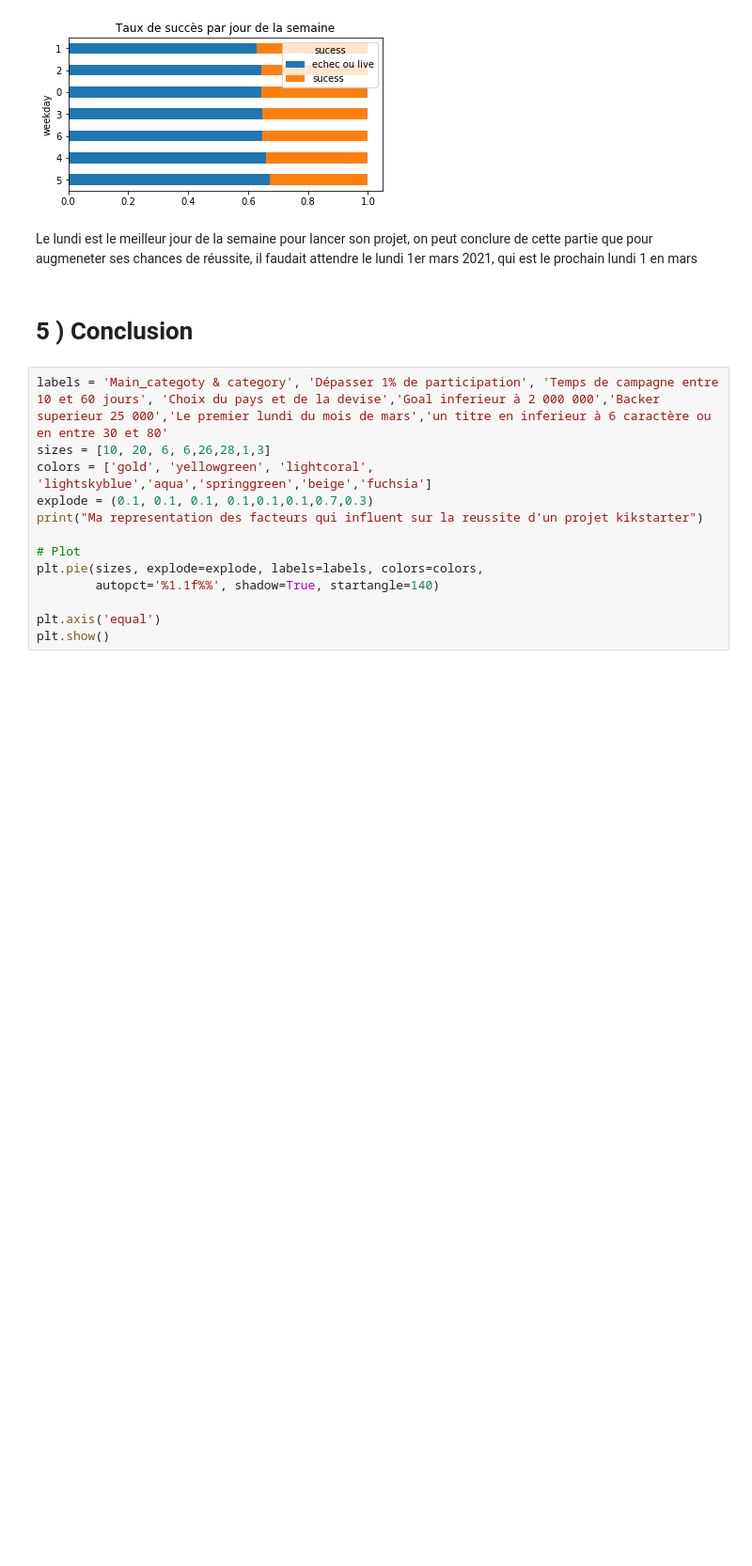
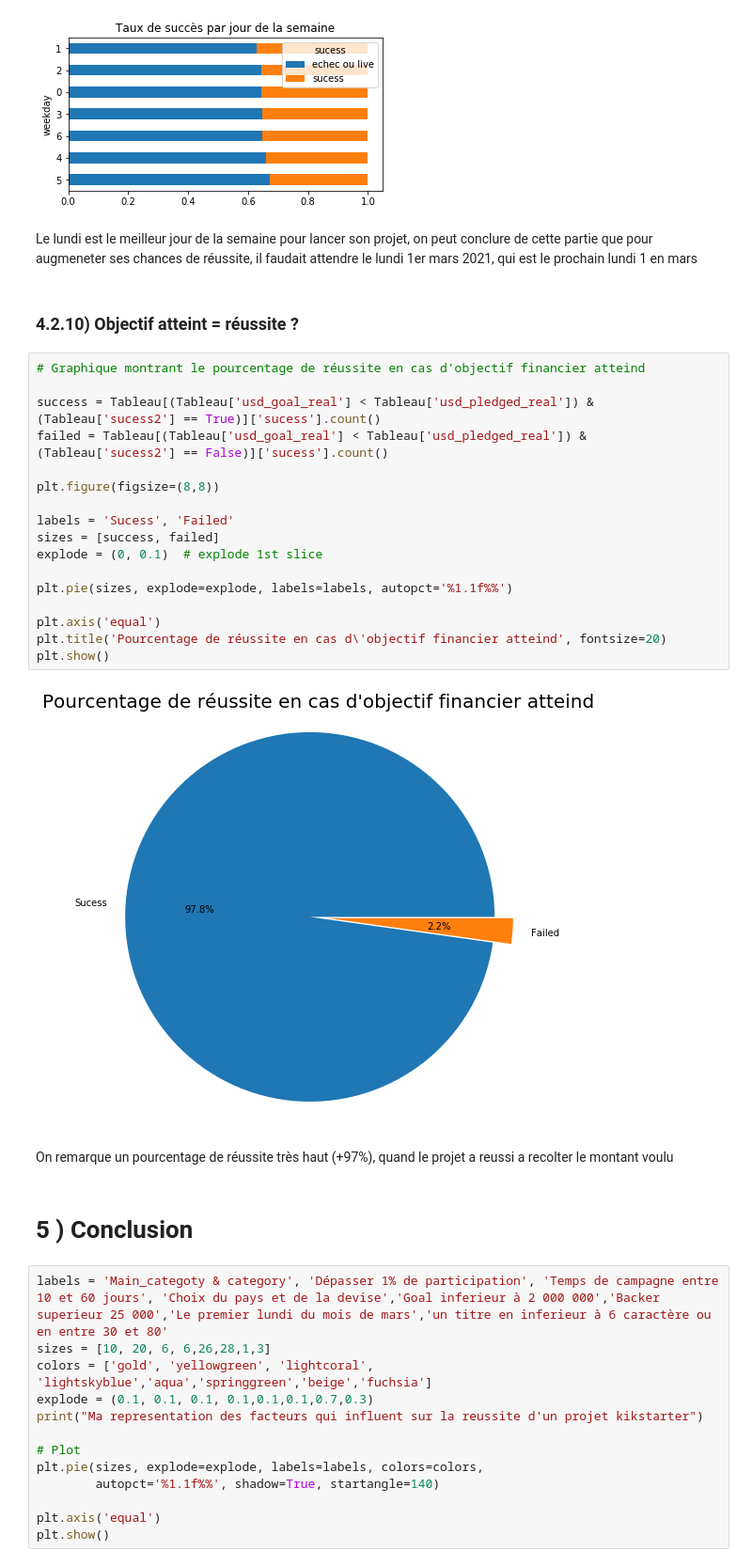
Before and after one commit to david-leroy/EDA2018, a Jupyter notebook: DataAnalyse.ipynb, the cells around one changed output. Shown: that part at 94% size. Drawn from its saved outputs; the diff is of its cells as text; blank space fills up the shorter version.

```diff
--- a/DataAnalyse.ipynb
+++ b/DataAnalyse.ipynb
@@ -422,6 +422,29 @@ category_.plot(kind='barh', stacked=True,figsize=(6,3), title='Taux de succès p
 [figure]
 # %% [markdown]
 Le lundi est le meilleur jour de la semaine pour lancer son projet, on peut conclure de cette partie que pour augmeneter ses chances de réussite, il faudait attendre le lundi 1er mars 2021, qui est le prochain lundi 1 en mars
+# %% [markdown]
+### 4.2.10) Objectif atteint = réussite ?
+# %%
+# Graphique montrant le pourcentage de réussite en cas d'objectif financier atteind
+
+success = Tableau[(Tableau['usd_goal_real'] < Tableau['usd_pledged_real']) & (Tableau['sucess2'] == True)]['sucess'].count()
+failed = Tableau[(Tableau['usd_goal_real'] < Tableau['usd_pledged_real']) & (Tableau['sucess2'] == False)]['sucess'].count()
+
+plt.figure(figsize=(8,8))
+
+labels = 'Sucess', 'Failed'
+sizes = [success, failed]
+explode = (0, 0.1)  # explode 1st slice
+
+plt.pie(sizes, explode=explode, labels=labels, autopct='%1.1f%%')
+
+plt.axis('equal')
+plt.title('Pourcentage de réussite en cas d\'objectif financier atteind', fontsize=20)
+plt.show()
+# %% [output]
+[figure, added]
+# %% [markdown]
+On remarque un pourcentage de réussite très haut (+97%), quand le projet a reussi a recolter le montant voulu
 # %% [markdown]
 # 5 ) Conclusion
 # %%
```
